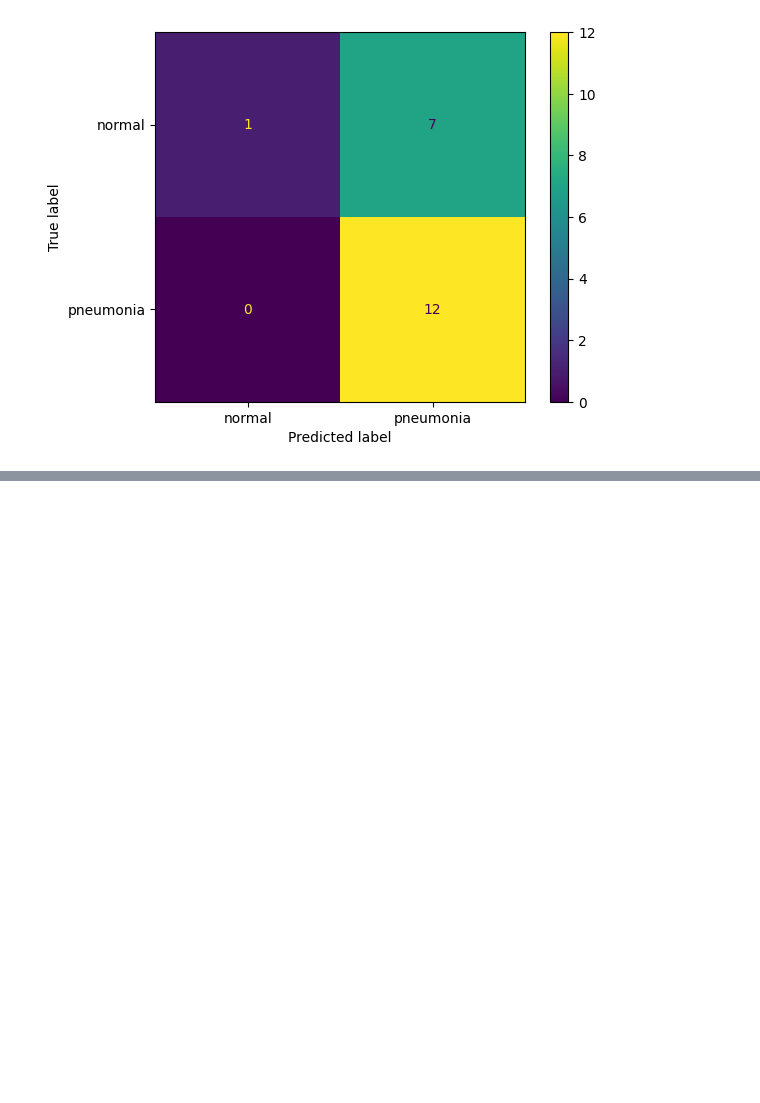
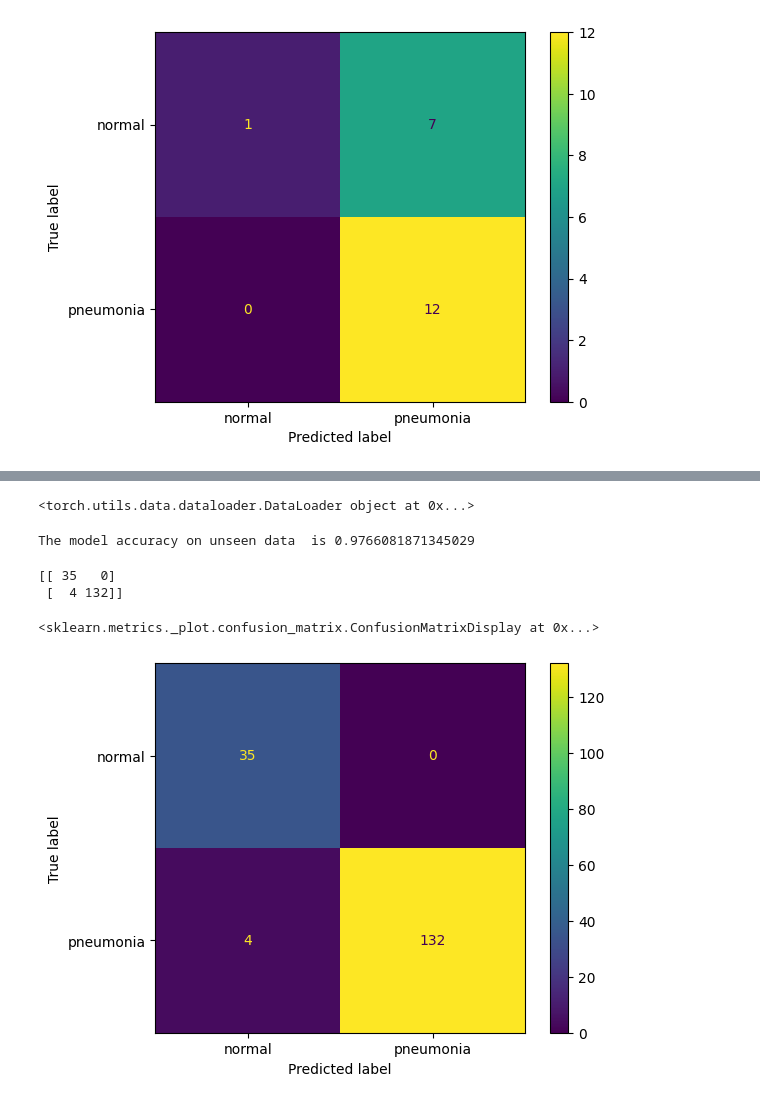
Before and after one commit to richardmukechiwa/Pnuemonia-Xray-ImageClassification, a Jupyter notebook: PnuemoniaClassification.ipynb, the cells around one changed output, grey strips where cells are left out. Drawn from its saved outputs; the diff is of its cells as text; code cells hidden in the pictures; blank space fills up the shorter version.

```diff
--- a/PnuemoniaClassification.ipynb
+++ b/PnuemoniaClassification.ipynb
@@ -479,0 +504,5 @@ NameError: name 'classification_report' is not defined
+# %%
+#Load the saved model
+
+model = models.resnet18(weights = models.ResNet18_Weights.DEFAULT)
+print(model)
@@ -479,0 +550,8 @@ NameError: name 'classification_report' is not defined
+# %%
+#replacing the last layer of the model
+num_features = model.fc.in_features
+model.fc = nn.Sequential(
+    nn.Linear(num_features, 2),
+    torch.nn.Softmax(dim=1)
+)
+print(model)
@@ -479,0 +576,41 @@ NameError: name 'classification_report' is not defined
+# %%
+#create a dataloader for the training dataset
+test_loader = DataLoader(test_dataset_norm, batch_size = batch_size, shuffle = False)
+print(test_loader)
+# %% [output]
+<torch.utils.data.dataloader.DataLoader object at 0x...>
+# %%
+#load the model and evaluate the test data
+model.load_state_dict(torch.load("pneumonia_model.pth", weights_only = True))
+
+model.to(device)
+
+model.eval()
+
+y_true, y_pred  =[], []
+with torch.no_grad():
+    for images, labels in test_loader:
+        images, labels = images.to(device), labels.to(device)
+        outputs = model(images)
+        _, preds = torch.max(outputs,1)
+
+        y_true.extend(labels.cpu().numpy())
+        y_pred.extend(preds.cpu().numpy())
+
+        accuracy  = accuracy_score(y_true, y_pred)
+
+print(f'The model accuracy on unseen data  is', accuracy)
+# %% [output]
+The model accuracy on unseen data  is 0.9766081871345029
+# %%
+matrix_test = confusion_matrix(y_true, y_pred)
+print(matrix_test)
+# %% [output]
+[[ 35   0]
+ [  4 132]]
+# %%
+disp = ConfusionMatrixDisplay(matrix_test, display_labels = ['normal', 'pneumonia'])
+disp.plot()
+# %% [output]
+<sklearn.metrics._plot.confusion_matrix.ConfusionMatrixDisplay at 0x...>
+[figure, added]
```
Also changed, not shown: parts of 17 cells of this notebook.
